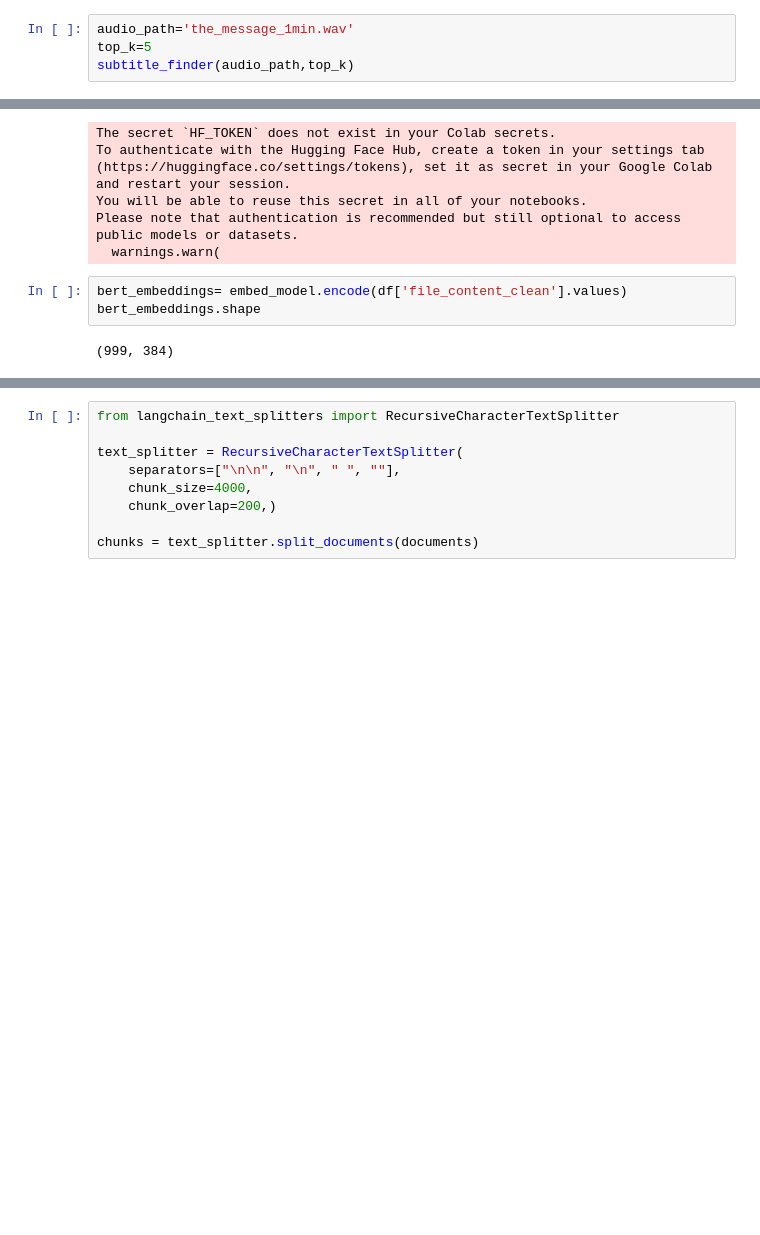
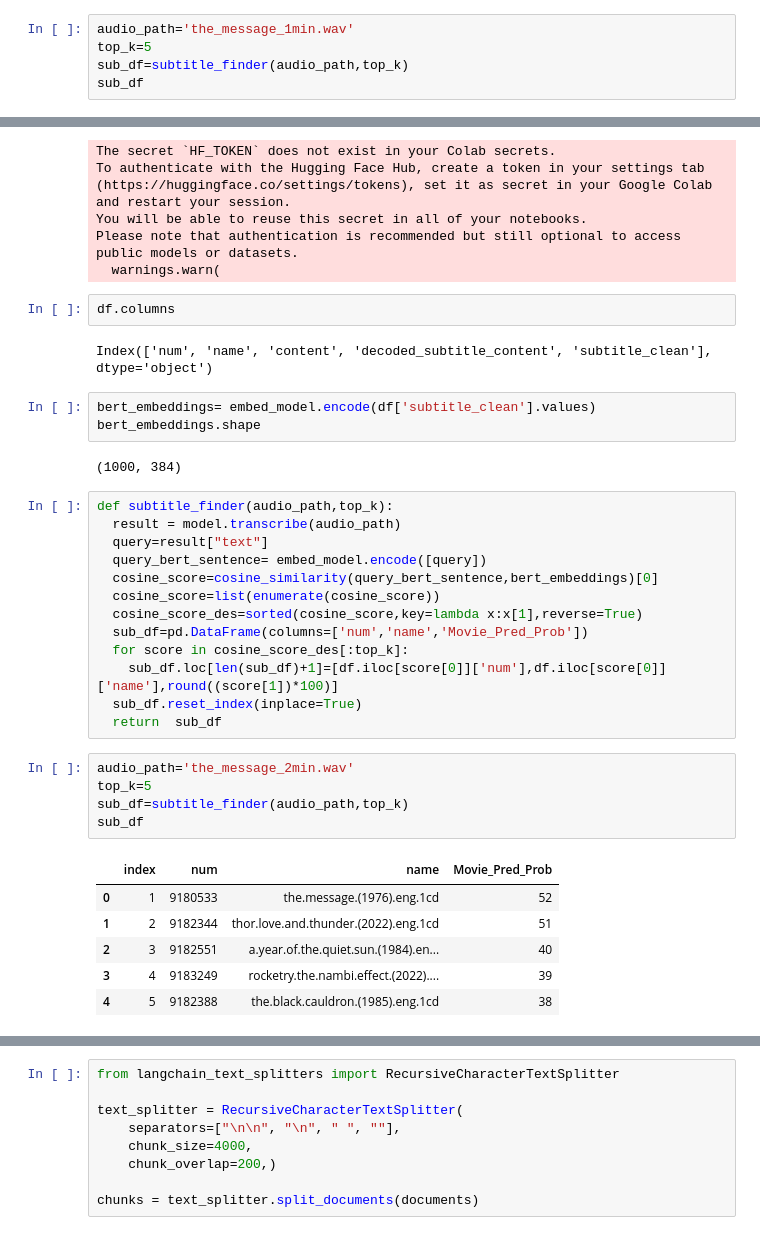
Before and after one commit to kaushikrahul1993/Generative-AI-Domain, a Jupyter notebook: Gen_AI_Project.ipynb, the cells around one changed output, grey strips where cells are left out. Cells and saved outputs as stored; diff of their text form; blank space fills up the shorter version.

```diff
--- a/Gen_AI_Project.ipynb
+++ b/Gen_AI_Project.ipynb
@@ -446,7 +445,8 @@ subtitle_finder(audio_path,top_k)
 # %%
 audio_path='the_message_1min.wav'
 top_k=5
-subtitle_finder(audio_path,top_k)
+sub_df=subtitle_finder(audio_path,top_k)
+sub_df
 # %% [output]
 |  | num | name | Movie_Pred_Prob |
 | 0 | 9180533 | the.message.(1976).eng.1cd | 47 |
@@ -495,10 +492,39 @@ To authenticate with the Hugging Face Hub, create a token in your settings tab (
 You will be able to reuse this secret in all of your notebooks.
 Please note that authentication is recommended but still optional to access public models or datasets.
   warnings.warn(
+# %%
+df.columns
+# %% [output]
+Index(['num', 'name', 'content', 'decoded_subtitle_content', 'subtitle_clean'], dtype='object')
 # %%
-bert_embeddings= embed_model.encode(df['file_content_clean'].values)
+bert_embeddings= embed_model.encode(df['subtitle_clean'].values)
 bert_embeddings.shape
 # %% [output]
-(999, 384)
+(1000, 384)
+# %%
+def subtitle_finder(audio_path,top_k):
+  result = model.transcribe(audio_path)
+  query=result["text"]
+  query_bert_sentence= embed_model.encode([query])
+  cosine_score=cosine_similarity(query_bert_sentence,bert_embeddings)[0]
+  cosine_score=list(enumerate(cosine_score))
+  cosine_score_des=sorted(cosine_score,key=lambda x:x[1],reverse=True)
+  sub_df=pd.DataFrame(columns=['num','name','Movie_Pred_Prob'])
+  for score in cosine_score_des[:top_k]:
+    sub_df.loc[len(sub_df)+1]=[df.iloc[score[0]]['num'],df.iloc[score[0]]['name'],round((score[1])*100)]
+  sub_df.reset_index(inplace=True)
+  return  sub_df
+# %%
+audio_path='the_message_2min.wav'
+top_k=5
+sub_df=subtitle_finder(audio_path,top_k)
+sub_df
+# %% [output]
+|  | index | num | name | Movie_Pred_Prob |
+| 0 | 1 | 9180533 | the.message.(1976).eng.1cd | 52 |
+| 1 | 2 | 9182344 | thor.love.and.thunder.(2022).eng.1cd | 51 |
+| 2 | 3 | 9182551 | a.year.of.the.quiet.sun.(1984).en... | 40 |
+| 3 | 4 | 9183249 | rocketry.the.nambi.effect.(2022).... | 39 |
+| 4 | 5 | 9182388 | the.black.cauldron.(1985).eng.1cd | 38 |
 # %%
 !pip install langchain
```
Also changed, not shown: parts of 31 cells of this notebook.
